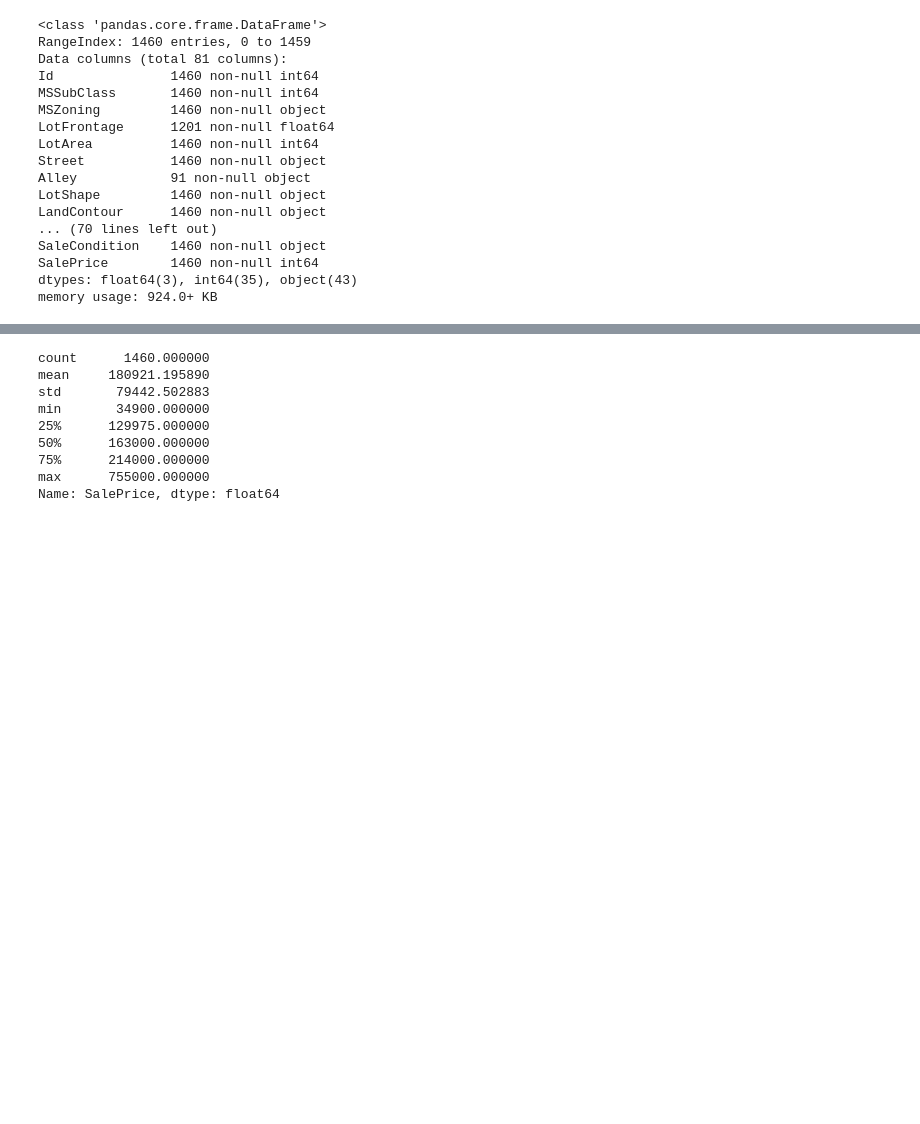
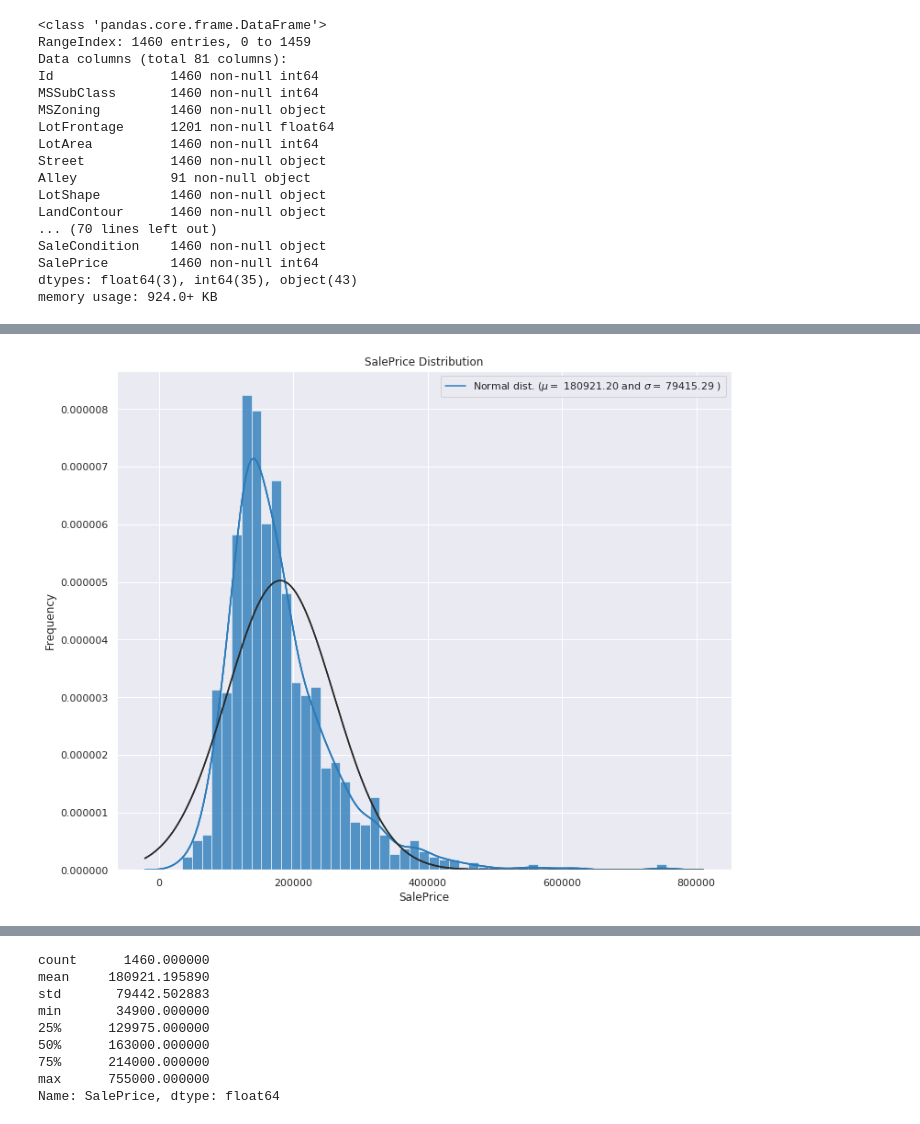
Before and after one commit to naseerfaheem/House-Prices, a Jupyter notebook: House Prices.ipynb, the cells around one changed output, grey strips where cells are left out. Cells and saved outputs as stored; diff of their text form; code cells hidden in the pictures; blank space fills up the shorter version.

```diff
--- a/House Prices.ipynb
+++ b/House Prices.ipynb
@@ -113,0 +149,4 @@ sns.displot(train_df["SalePrice"], kde=True);
+# %%
+draw_distribution(train_df, "SalePrice",fit="norm", kde=True)
+# %% [output]
+[figure, added]
```
Also changed, not shown: parts of 51 cells of this notebook.
